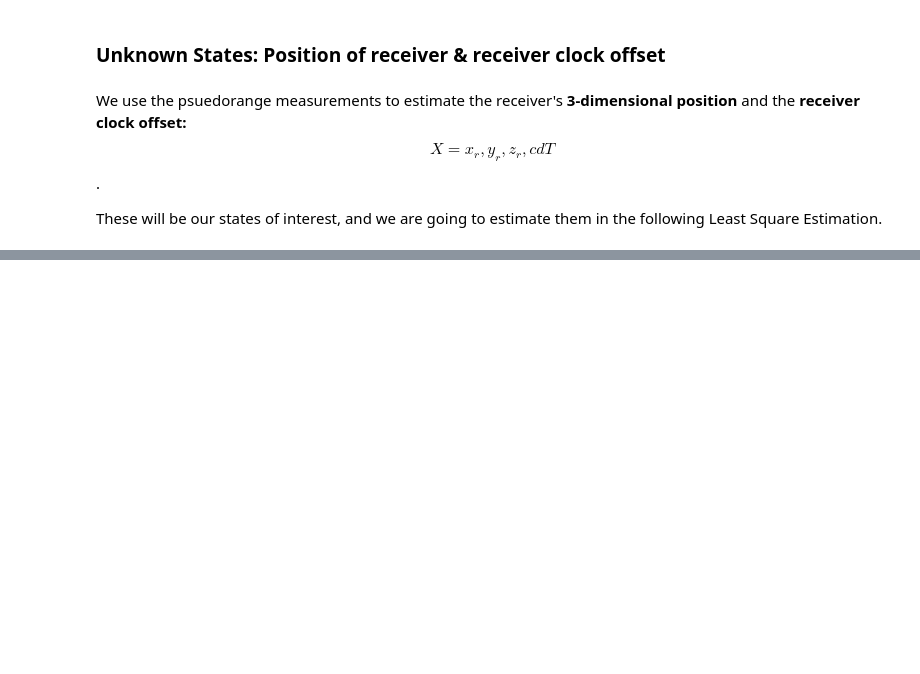
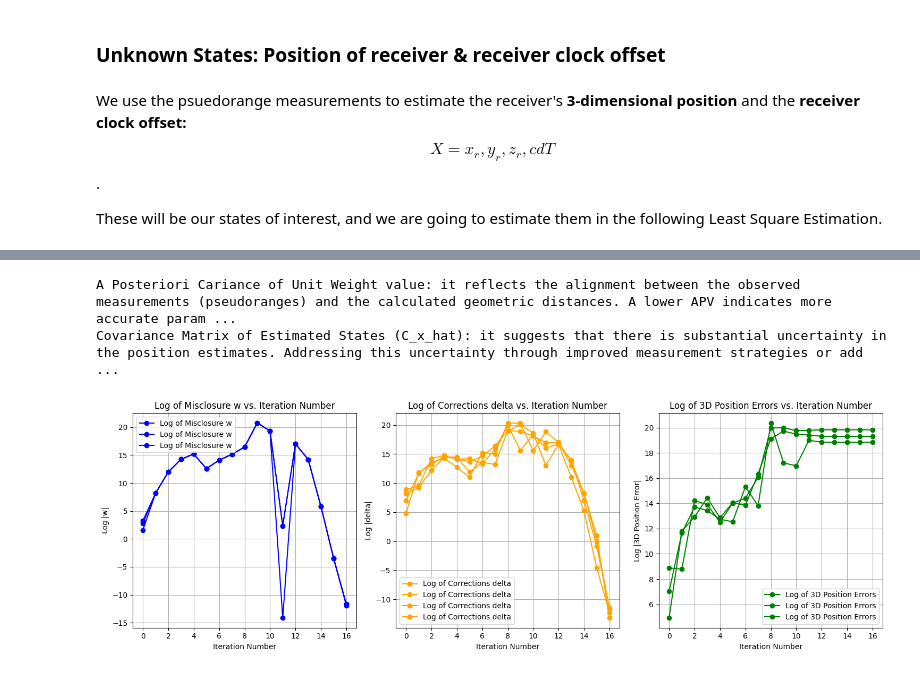
Before and after one commit to SuMunThet/engg680_2024_fall, a Jupyter notebook: Lab_Assignment2/Non-linear Least Square Estimation Problem.ipynb, the cells around one changed output, grey strips where cells are left out. Cells and saved outputs as stored; diff of their text form; code cells hidden in the pictures; blank space fills up the shorter version.

```diff
--- a/Lab_Assignment2/Non-linear Least Square Estimation Problem.ipynb
+++ b/Lab_Assignment2/Non-linear Least Square Estimation Problem.ipynb
@@ -246,6 +509,14 @@ x_hat = x_0.copy()
 def euclidean_norm(receiver_pos, satellite_pos):
   #...
   return distance
+# %%
+# Step 7
+import numpy as np
+def euclidean_norm(receiver_pos, satellite_pos):
+    # Calculate the differences between receiver and satellite positions
+    distance = np.linalg.norm(satellite_pos - receiver_pos, axis=1)
+
+    return distance
 # %%
 # step 8
 # define a function named design_matrix which computes the design matrix A of this LSE problem
@@ -255,6 +526,18 @@ def euclidean_norm(receiver_pos, satellite_pos):
 def design_matrix(r_pos, s_pos, rho):
   #...
   return A
+# %%
+# Step 8:
+import numpy as np
+def design_matrix(r_pos, s_pos, rho):
+    n = s_pos.shape[0]
+    A = np.zeros((n, 4))
+    for i in range(n):
+        A[i, 0] = (s_pos[i, 0] - r_pos[0]) / rho[i]
+        A[i, 1] = (s_pos[i, 1] - r_pos[1]) / rho[i]
+        A[i, 2] = (s_pos[i, 2] - r_pos[2]) / rho[i]
+        A[i, 3] = 1
+    return A
 # %%
 # step 9
 # start the iteration for the LSE (11 marks in total)
@@ -332,6 +683,14 @@ after the LSE convergence to the console.
 # step 11
 # Comment on the computed A Posteriori Variance of Unit Weight value and the Covariance matrix of estimated states
 # (2 marks)
+# %%
+#step 11
+
+print("A Posteriori Cariance of Unit Weight value: it reflects the alignment between the observed measurements (pseudoranges) and the calculated geometric distances. A lower APV indicates more accurate parameter estimation. Since the APV is small, it suggests high accuracy in the estimations, with minor residuals. This implies that the positioning model used in the least squares estimation is effectively suited for the data.")
+print("Covariance Matrix of Estimated States (C_x_hat): it suggests that there is substantial uncertainty in the position estimates. Addressing this uncertainty through improved measurement strategies or additional data could enhance the overall reliability of the positioning system.")
+# %% [output]
+A Posteriori Cariance of Unit Weight value: it reflects the alignment between the observed measurements (pseudoranges) and the calculated geometric distances. A lower APV indicates more accurate param ...
+Covariance Matrix of Estimated States (C_x_hat): it suggests that there is substantial uncertainty in the position estimates. Addressing this uncertainty through improved measurement strategies or add ...
 # %%
 # step 12
 # Using the imported matplotlib, plot the following (3 marks in total). Make sure to include proper axes information, legend, grid lines and title.
@@ -346,6 +705,40 @@ after the LSE convergence to the console.
 
 # 3. Plot log of the 3D position errors against the LSQ iteration number i
 # (1 marks)
+# %%
+# Step 12
+import matplotlib.pyplot as plt
+#1. Plot log of the misclosure w against the LSQ iteration number i
+plt.figure(figsize=(15, 5))
+plt.subplot(1, 3, 1)
+plt.plot(arr_i, np.log(np.abs(arr_w)), marker='o', label='Log of Misclosure w', color='blue')
+plt.title('Log of Misclosure w vs. Iteration Number')
+plt.xlabel('Iteration Number')
+plt.ylabel('Log |w|')
+plt.grid(True)
+plt.legend()
+
+#2. Plot log of the corrections delta against the LSQ iteration number i
+plt.subplot(1, 3, 2)
+plt.plot(arr_i, np.log(np.abs(arr_delta)), marker='o', label='Log of Corrections delta', color='orange')
+plt.title('Log of Corrections delta vs. Iteration Number')
+plt.xlabel('Iteration Number')
+plt.ylabel('Log |delta|')
+plt.grid(True)
+plt.legend()
+
+# 3. Plot log of the 3D position errors against the LSQ iteration number i
+plt.subplot(1, 3, 3)
+plt.plot(arr_i, np.log(np.abs(arr_err_pos)), marker='o', label='Log of 3D Position Errors', color='green')
+plt.title('Log of 3D Position Errors vs. Iteration Number')
+plt.xlabel('Iteration Number')
+plt.ylabel('Log |3D Position Error|')
+plt.grid(True)
+plt.legend()
+plt.tight_layout()
+plt.show()
+# %% [output]
+[figure, added]
 # %%
 # step 13
 # Describe the phenomena or pattern you recognize for each plot, and explain such phenomena
```
Also changed, not shown: parts of 28 cells of this notebook, 1 other file.
